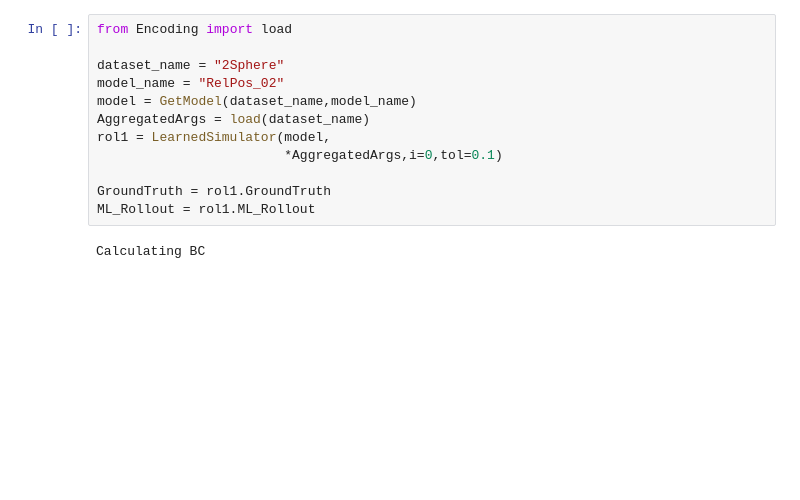
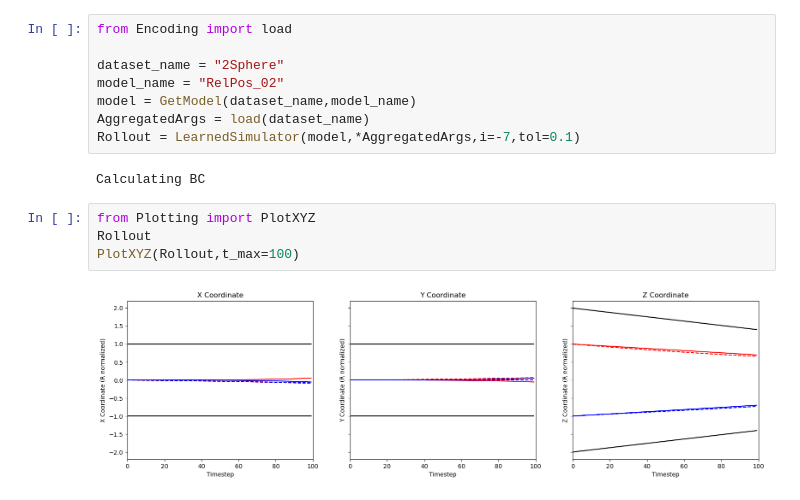
Before and after one commit to MaxGeraedts/DEM-GNN, a Jupyter notebook: Equivariant_model.ipynb, the cells around one changed output. Cells and saved outputs as stored; diff of their text form; blank space fills up the shorter version.

Commit message:
Fixed Plotting with new rollout

```diff
--- a/Equivariant_model.ipynb
+++ b/Equivariant_model.ipynb
@@ -289,12 +287,14 @@ dataset_name = "2Sphere"
 model_name = "RelPos_02"
 model = GetModel(dataset_name,model_name)
 AggregatedArgs = load(dataset_name)
-rol1 = LearnedSimulator(model,
-                        *AggregatedArgs,i=0,tol=0.1)
-
-GroundTruth = rol1.GroundTruth
-ML_Rollout = rol1.ML_Rollout
+Rollout = LearnedSimulator(model,*AggregatedArgs,i=-7,tol=0.1)
 # %% [output]
 Calculating BC
+# %%
+from Plotting import PlotXYZ
+Rollout
+PlotXYZ(Rollout,t_max=100)
+# %% [output]
+[figure, added]
 # %%
 from Plotting import PlotGraph
```
Also changed, not shown: parts of 5 cells of this notebook, 1 other file.
